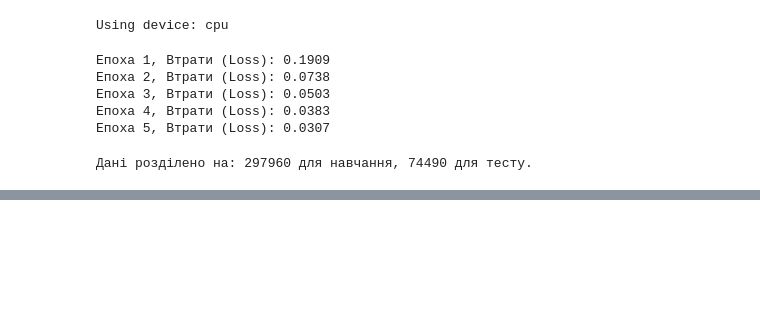
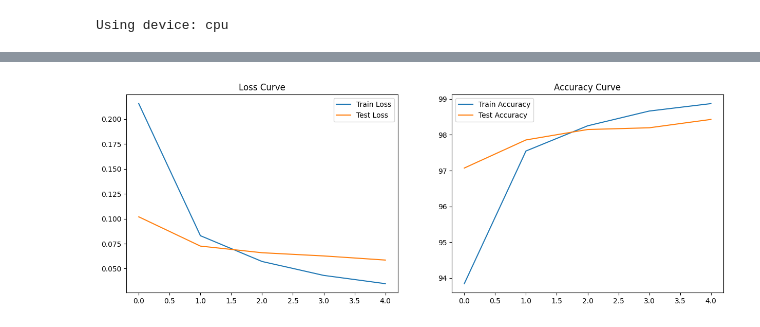
Before and after one commit to Maxym-Bohatch/Amazinum, a Jupyter notebook: lesson_15_pytorch/pytorch.ipynb, the cells around one changed output, grey strips where cells are left out. Saved outputs shown, nothing was run; the diff lists cells and outputs as text; code cells hidden in the pictures; blank space fills up the shorter version.

```diff
--- a/lesson_15_pytorch/pytorch.ipynb
+++ b/lesson_15_pytorch/pytorch.ipynb
@@ -1152,37 +1163,2 @@ import torch.optim as optim
 criterion = nn.CrossEntropyLoss()
 optimizer = optim.Adam(model.parameters(), lr=0.001)
-# %%
-def train_model(model, loader, criterion, optimizer, epochs=5):
-    model.train()
-    history_loss = []
-    for epoch in range(epochs):
-        running_loss = 0.0
-        for images, labels in loader:
-            optimizer.zero_grad()
-            outputs = model(images)
-            loss = criterion(outputs, labels)
-            loss.backward()
-            optimizer.step()
-            running_loss += loss.item()
-        avg_loss = running_loss / len(loader)
-        history_loss.append(avg_loss)
-        print(f"Епоха {epoch+1}, Втрати (Loss): {avg_loss:.4f}")
-    return history_loss
-loss_history = train_model(model, train_loader, criterion, optimizer)
-# %% [output]
-Епоха 1, Втрати (Loss): 0.1909
-Епоха 2, Втрати (Loss): 0.0738
-Епоха 3, Втрати (Loss): 0.0503
-Епоха 4, Втрати (Loss): 0.0383
-Епоха 5, Втрати (Loss): 0.0307
-# %%
-from torch.utils.data import random_split
-train_size = int(0.8 * len(train_dataset))
-test_size = len(train_dataset) - train_size
-train_subset, test_subset = random_split(train_dataset, [train_size, test_size])
-train_loader = DataLoader(train_subset, batch_size=64, shuffle=True)
-test_loader = DataLoader(test_subset, batch_size=64, shuffle=False)
-
-print(f"Дані розділено на: {len(train_subset)} для навчання, {len(test_subset)} для тесту.")
-# %% [output]
-Дані розділено на: 297960 для навчання, 74490 для тесту.
@@ -1188,0 +1211,4 @@ print(f"Дані розділено на: {len(train_subset)} для навча
+# %%
+history = train_and_evaluate(model, train_loader, test_loader, criterion, optimizer)
+plot_history(history)
+# %% [output]
@@ -1189,3 +1220,4 @@ print(f"Дані розділено на: {len(train_subset)} для навча
+[figure, added]
 # %%
 def evaluate_model(model, loader):
     model.eval()
```
Also changed, not shown: parts of 9 cells of this notebook.
